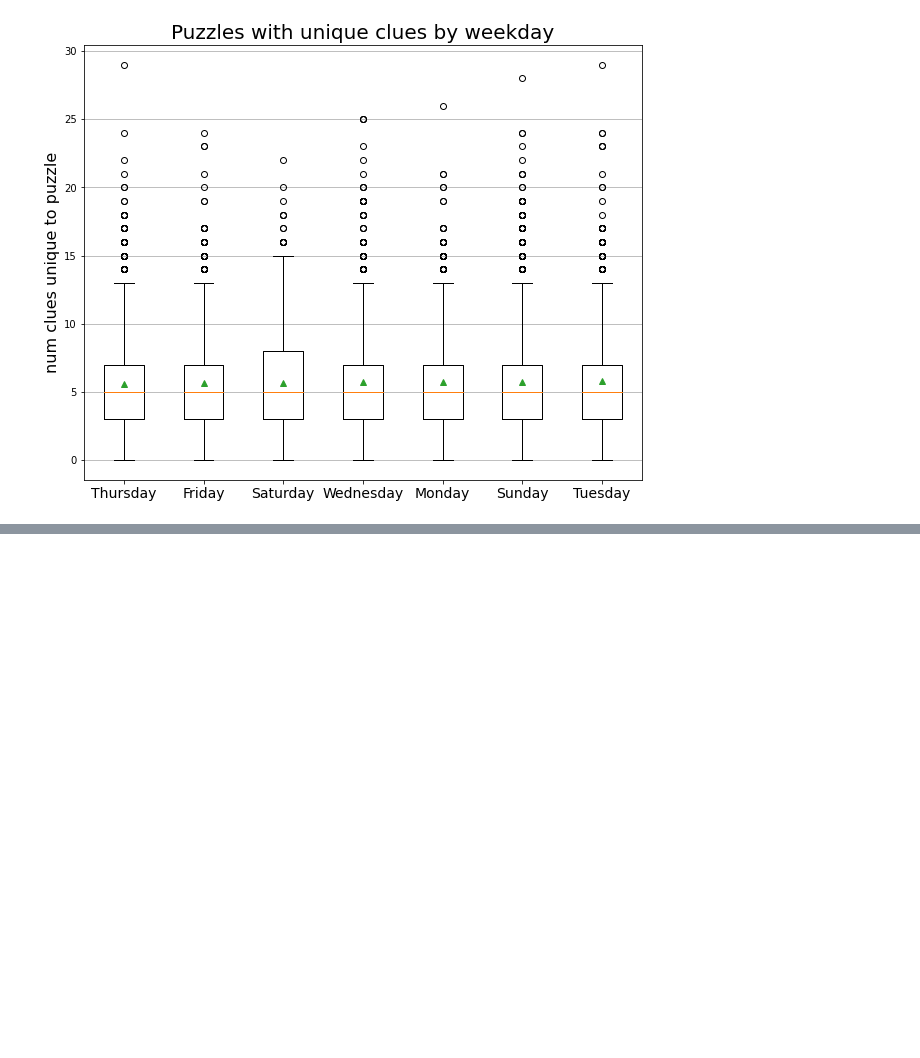
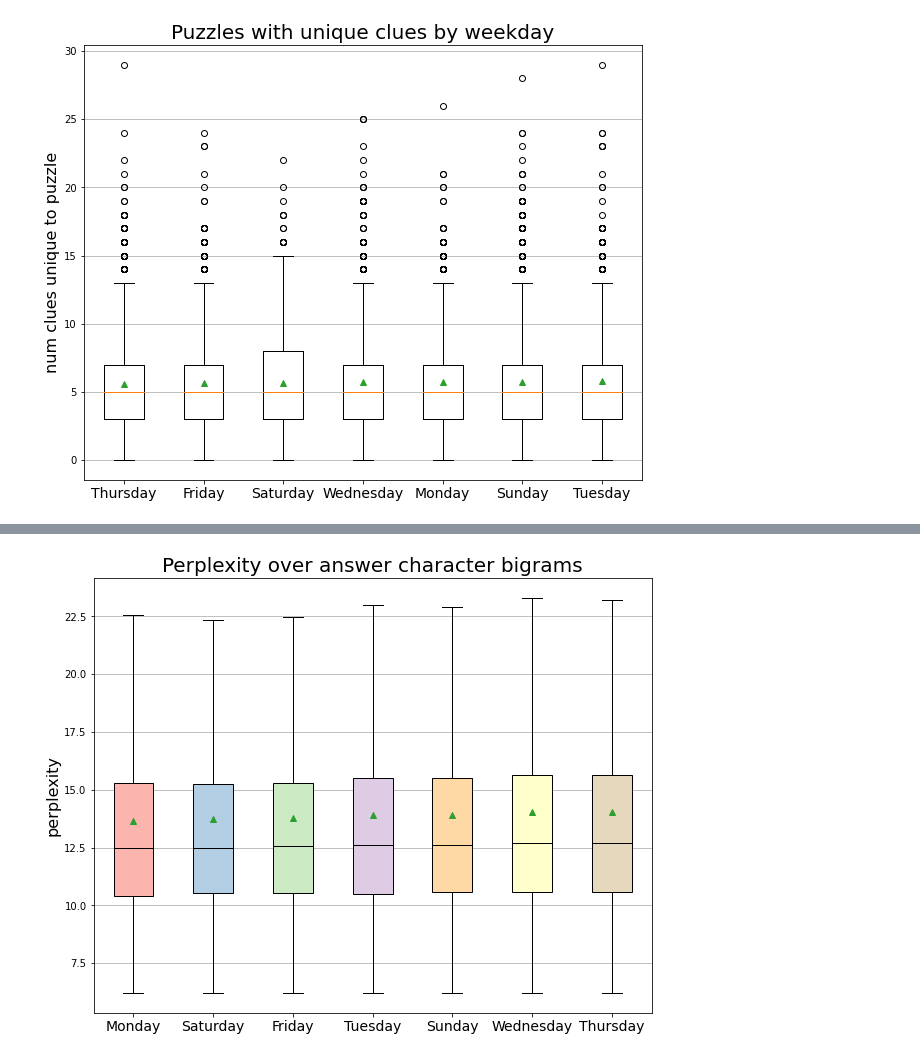
Before and after one commit to nickdanis/gorillawords, a Jupyter notebook: nick-exploratory.ipynb, the cells around one changed output, grey strips where cells are left out. Cells and saved outputs as stored; diff of their text form; code cells hidden in the pictures; blank space fills up the shorter version.

```diff
--- a/nick-exploratory.ipynb
+++ b/nick-exploratory.ipynb
@@ -402,0 +451,4 @@ plt.show()
+# %%
+train, vocab = padded_everygram_pipeline(2, answers)
+ans_lm = MLE(2)
+ans_lm.fit(train, vocab)
@@ -402,0 +467,7 @@ plt.show()
+# %%
+df_perplex['AnsPerplexity'] = df_perplex['Answer'].apply(lambda x: ans_lm.perplexity(bigrams(pad_both_ends(x,n=2))))
+# %%
+df_perplex['AnsEntropy'] = df_perplex['Answer'].apply(lambda x: ans_lm.entropy(bigrams(pad_both_ends(x,n=2))))
+# %%
+perplex_data = df_perplex.groupby('Weekday')['AnsPerplexity'].agg([np.mean, np.std, list, np.amax]).reset_index().sort_values('mean').copy()
+perplex_data
@@ -402,0 +485,18 @@ plt.show()
+# %%
+# plot
+fig, ax = plt.subplots()
+fig.set_size_inches(10, 8)
+bplot = ax.boxplot(perplex_data['list'],patch_artist=True, medianprops=dict(color='black'), showfliers=False, showmeans=True)
+ax.set_xticklabels(perplex_data['Weekday'].tolist(),fontsize=14)
+ax.set_ylabel('perplexity',fontsize=16)
+ax.set_title('Perplexity over answer character bigrams',fontsize=20)
+ax.grid(True,axis='y')
+
+cmap = cm.get_cmap('Pastel1')
+
+for patch, color in zip(bplot['boxes'], cmap.colors):
+    patch.set_facecolor(color)
+#plt.savefig(fname="density")
+plt.show()
+# %% [output]
+[figure, added]
```
Also changed, not shown: parts of 38 cells of this notebook, 9 other files.
